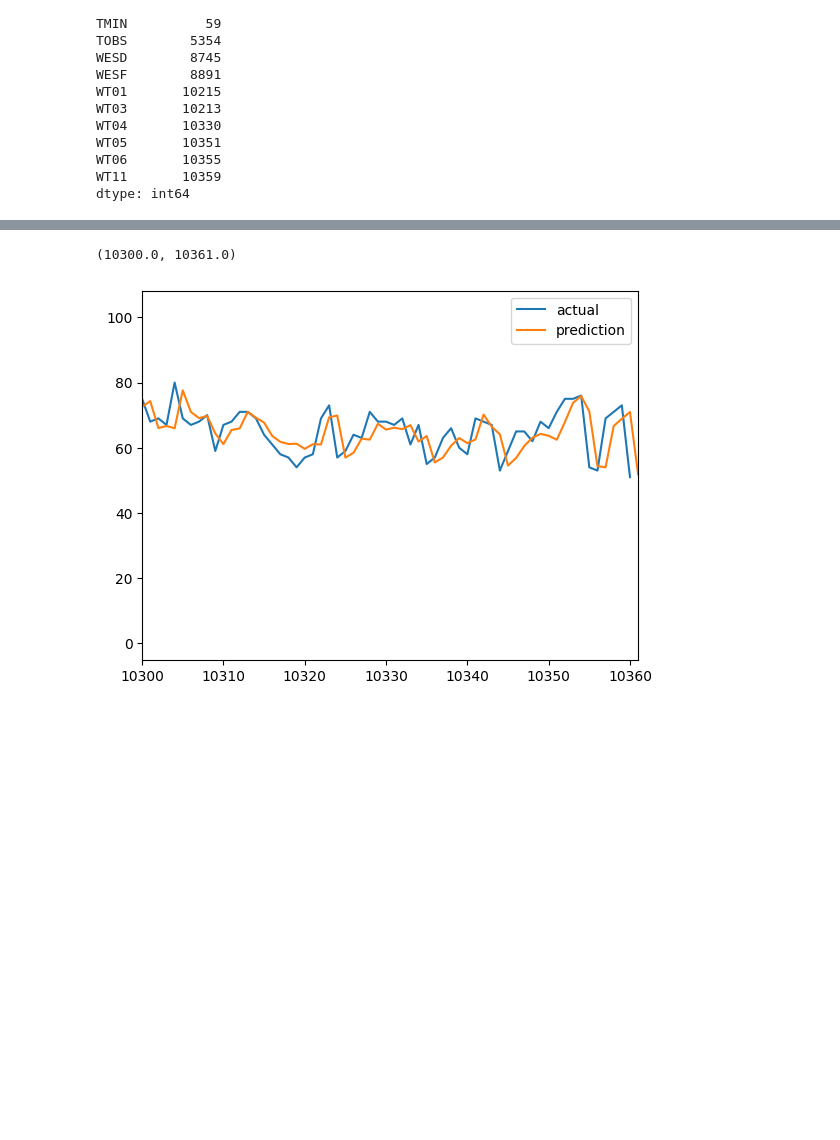
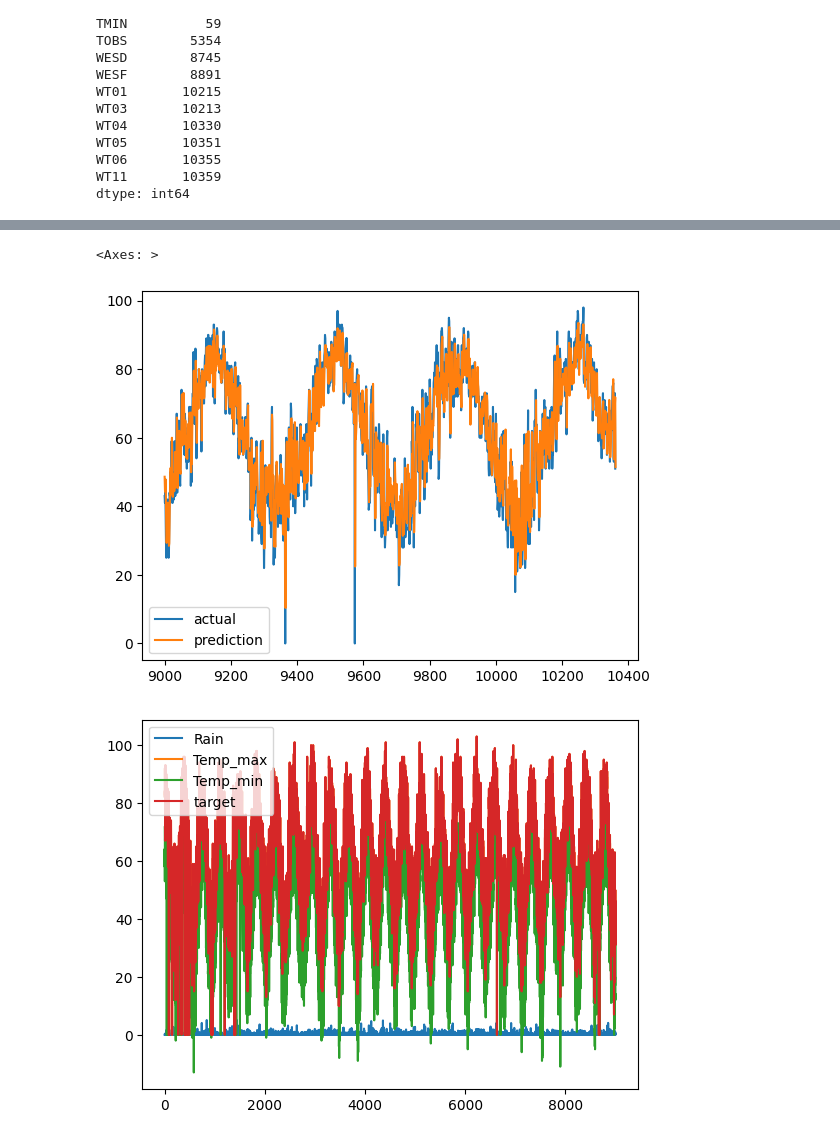
Before and after one commit to Grid-Resilience-Wentworth-Collaboration/time-series-tutorials-2025, a Jupyter notebook: Weather_Prediction_cleanup.ipynb, the cells around one changed output, grey strips where cells are left out. Cells and saved outputs as stored; diff of their text form; code cells hidden in the pictures; blank space fills up the shorter version.

```diff
--- a/Weather_Prediction_cleanup.ipynb
+++ b/Weather_Prediction_cleanup.ipynb
@@ -50,9 +48,9 @@ WT06       10355
 WT11       10359
 dtype: int64
 # %%
-core_weather = df[["PRCP","SNOW","TMAX","TMIN"]].copy()
+core_weather = df[["PRCP","TMAX","TMIN"]].copy()
 # %%
-core_weather.columns = ["Rain","Snow","Temp_max","Temp_min"]
+core_weather.columns = ["Rain","Temp_max","Temp_min"]
 # %%
 core_weather
 # %% [output]
@@ -92,10 +105,10 @@ core_weather["target"] = core_weather.shift(-1)["Temp_max"]
 # %%
-reg = Ridge(alpha=.2)
+reg = Ridge(alpha=.1)
 # %%
 predictors = ["Rain","Temp_max","Temp_min"]
 # %%
-train = core_weather.loc[:"2020-30-12"]
-test = core_weather.loc["2021-01-01":]
+train = core_weather.loc[:"9000"]
+test = core_weather.loc["9000":]
 # %%
 reg.fit(train[predictors],train["target"])
 # %% [output]
@@ -124,6 +137,8 @@ combined
 # %%
 combined.plot()
-plt.xlim([10300, 10361])
+core_weather.loc[:'8999'].plot()
+#plt.xlim([10300, 10361])
 # %% [output]
-(10300.0, 10361.0)
+<Axes: >
-[figure, old version]
+[figure, new version]
+[figure, added]
```
Also changed, not shown: parts of 10 cells of this notebook.
